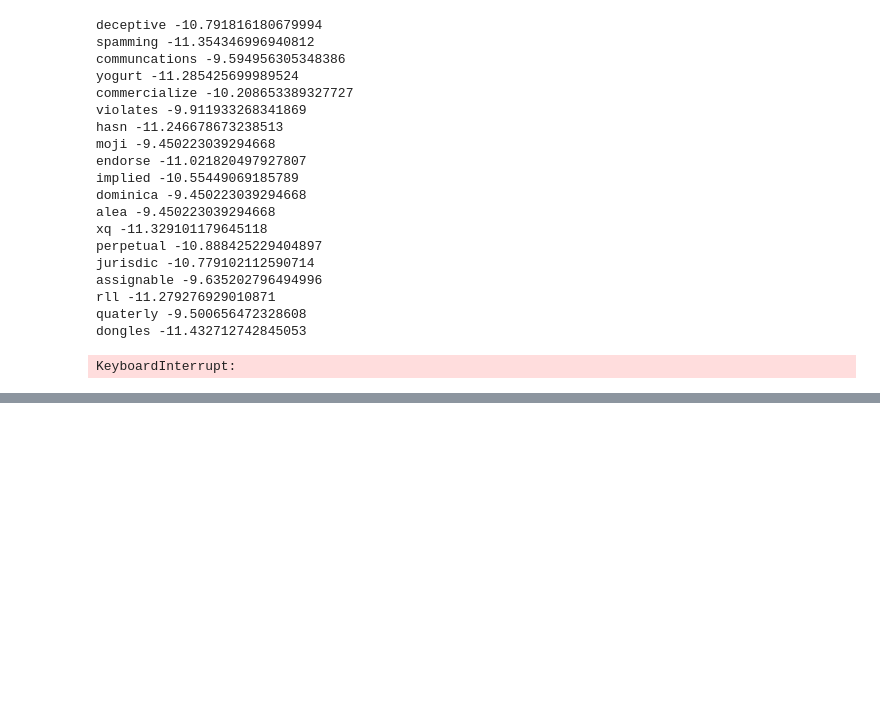
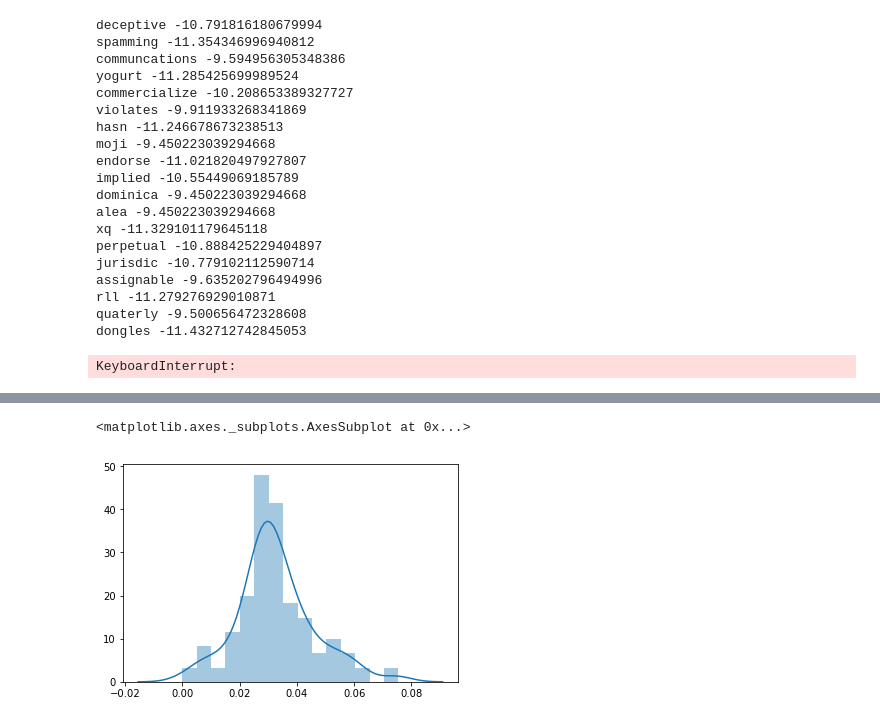
Before and after one commit to paultopia/kexplore, a Jupyter notebook: initial-explore.ipynb, the cells around one changed output, grey strips where cells are left out. Drawn from its saved outputs; the diff is of its cells as text; code cells hidden in the pictures; blank space fills up the shorter version.

```diff
--- a/initial-explore.ipynb
+++ b/initial-explore.ipynb
@@ -550,0 +616,4 @@ Time to re-score the word scores.
+# %%
+# let's see how many of my nice words show up in a doc.
+splitdocs = [splitwords(x) for x in cleanks]
+countdata = [{"counts": Counter(x), "length": len(x)} for x in splitdocs]
@@ -550,0 +640,12 @@ Time to re-score the word scores.
+# %%
+def ratio_lawwords(doc):
+    count = 0
+    for word in cands2:
+        count+=doc["counts"].get(word, 0)
+    return count / doc["length"]
+
+lawratios = [ratio_lawwords(x) for x in countdata]
+sns.distplot(lawratios)
+# %% [output]
+<matplotlib.axes._subplots.AxesSubplot at 0x...>
+[figure, added]
```
Also changed, not shown: parts of 19 cells of this notebook, 2 other files.
